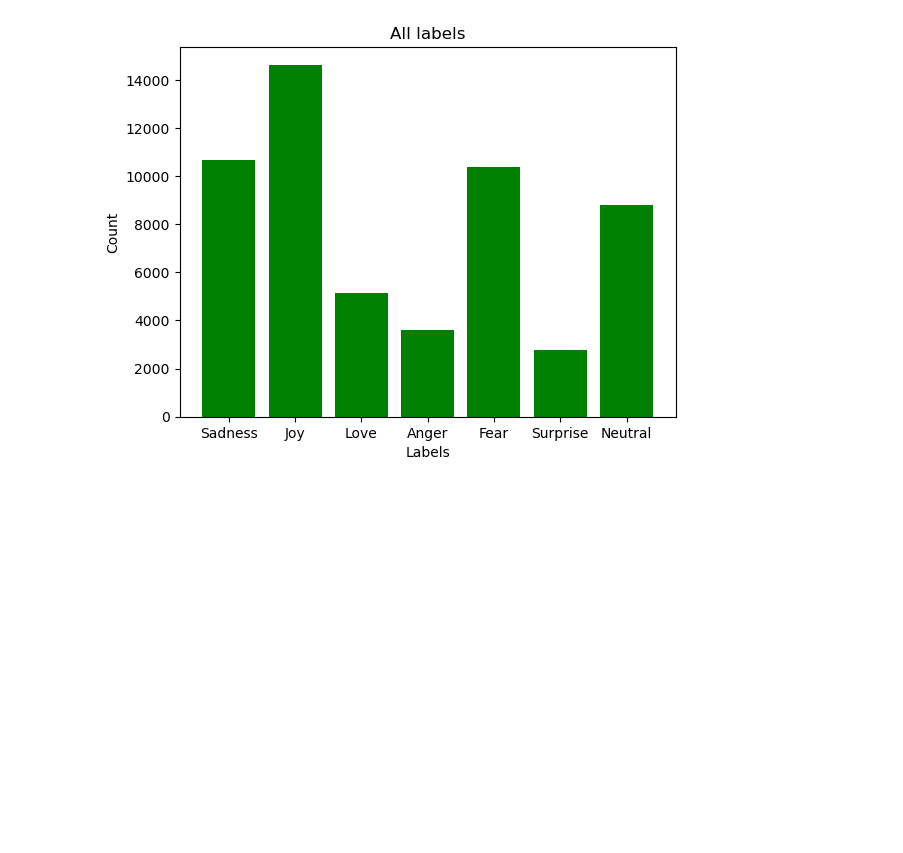
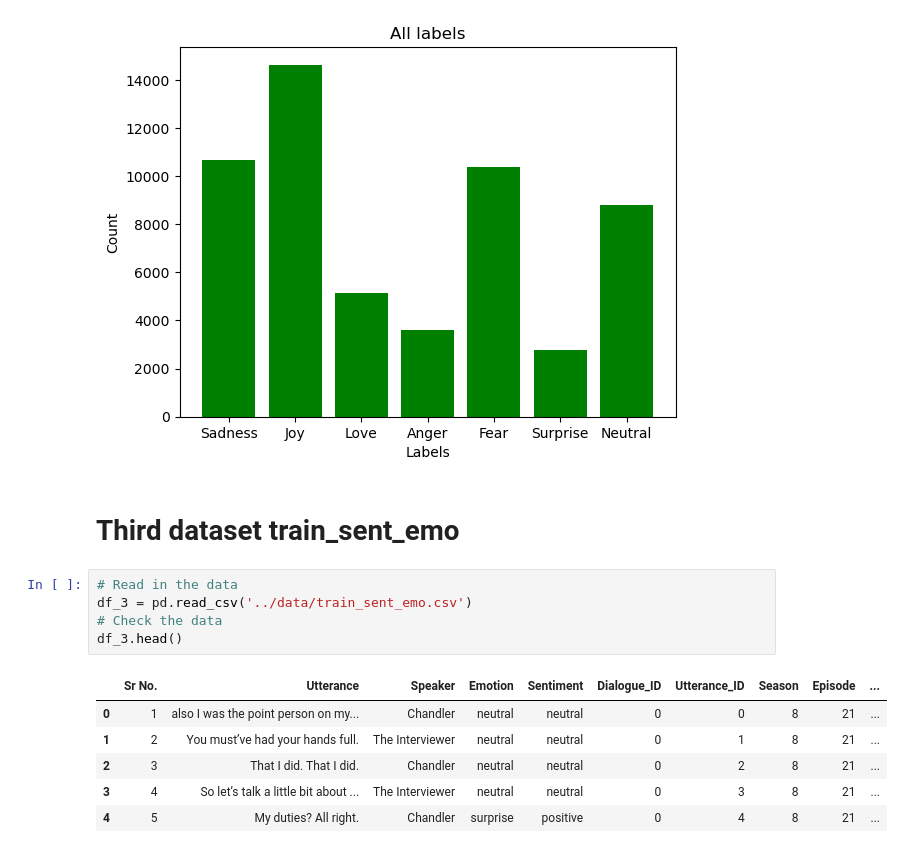
Before and after one commit to jcguerra10/SentimentRecognition, a Jupyter notebook: jupyter/data_join.ipynb, the cells around one changed output. Drawn from its saved outputs; the diff is of its cells as text; blank space fills up the shorter version.

```diff
--- a/jupyter/data_join.ipynb
+++ b/jupyter/data_join.ipynb
@@ -128,3 +132,17 @@ ax.set_ylabel('Count')
 plt.show()
 # %% [output]
 [figure]
+# %% [markdown]
+# Third dataset train_sent_emo
+# %%
+# Read in the data
+df_3 = pd.read_csv('../data/train_sent_emo.csv')
+# Check the data
+df_3.head()
+# %% [output]
+|  | Sr No. | Utterance | Speaker | Emotion | Sentiment | Dialogue_ID | Utterance_ID | Season | Episode | ... |
+| 0 | 1 | also I was the point person on my... | Chandler | neutral | neutral | 0 | 0 | 8 | 21 | ... |
+| 1 | 2 | You must’ve had your hands full. | The Interviewer | neutral | neutral | 0 | 1 | 8 | 21 | ... |
+| 2 | 3 | That I did. That I did. | Chandler | neutral | neutral | 0 | 2 | 8 | 21 | ... |
+| 3 | 4 | So let’s talk a little bit about ... | The Interviewer | neutral | neutral | 0 | 3 | 8 | 21 | ... |
+| 4 | 5 | My duties? All right. | Chandler | surprise | positive | 0 | 4 | 8 | 21 | ... |
```
Also changed, not shown: parts of 13 cells of this notebook, 2 other files.
